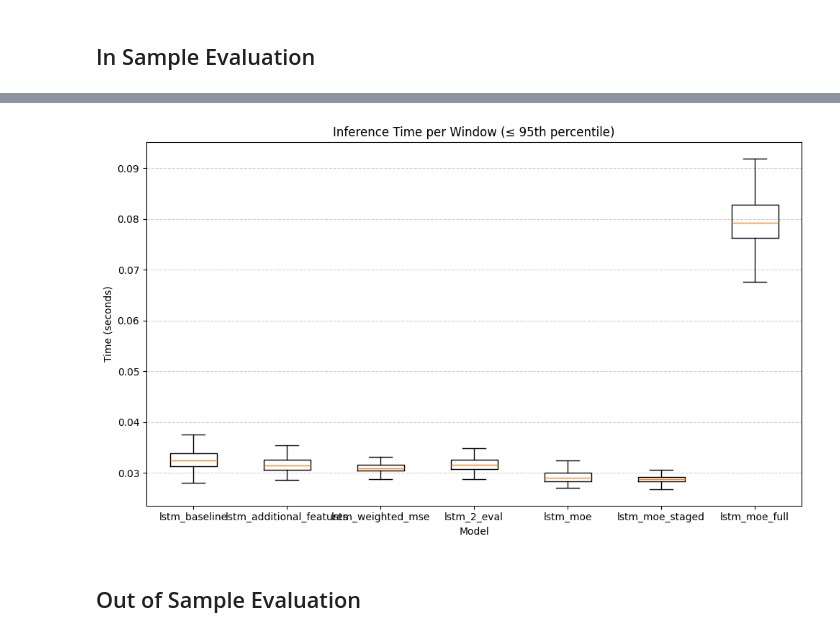
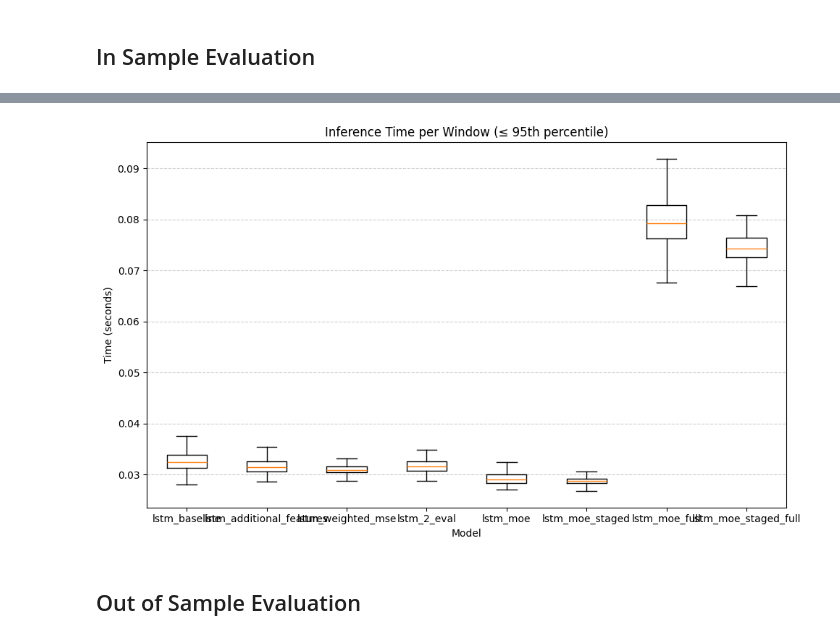
Before and after one commit to mofrui/volatility-analysis, a Jupyter notebook: report.ipynb, the cells around one changed output, grey strips where cells are left out. Drawn from its saved outputs; the diff is of its cells as text; code cells hidden in the pictures.

```diff
--- a/report.ipynb
+++ b/report.ipynb
@@ -602,6 +602,8 @@ val_df_lstm_moe = pd.read_csv('out/val_df/moe.csv')
 val_df_lstm_moe_staged = pd.read_csv('out/val_df/moe_staged.csv')
 
 val_df_lstm_moe_full = pd.read_csv('out/val_df/moe_full.csv')
+val_df_lstm_moe_staged_full = pd.read_csv('out/val_df/moe_staged_full.csv')
+
 
 metrics_by_model = {}
 for name, val_df in [
@@ -612,7 +614,8 @@ for name, val_df in [
     ('lstm_2_eval', val_df_lstm_2_eval),
     ('lstm_moe', val_df_lstm_moe),
     ('lstm_moe_staged', val_df_lstm_moe_staged),
-    ('lstm_moe_full', val_df_lstm_moe_full)
+    ('lstm_moe_full', val_df_lstm_moe_full),
+    ('lstm_moe_staged_full', val_df_lstm_moe_staged_full)
 ]:
     metrics_by_model[name] = util.compute_metrics_by_time_id(val_df)
 
@@ -637,20 +640,21 @@ for metric in metrics:
 # %%
 # Create a dictionary of DataFrames for each model
 val_dfs = {
     'lstm_baseline': val_df_lstm_baseline,
     'lstm_additional_features': val_df_lstm_features,
     'lstm_weighted_mse': val_df_lstm_weighted_mse,
     'lstm_2_eval': val_df_lstm_2_eval,
     'lstm_moe': val_df_lstm_moe,
     'lstm_moe_staged': val_df_lstm_moe_staged,
-    'lstm_moe_full': val_df_lstm_moe_full
+    'lstm_moe_full': val_df_lstm_moe_full,
+    'lstm_moe_staged_full': val_df_lstm_moe_staged_full
 }
 
 util.plot_side_by_side_inference_boxplots(val_dfs,
                                      inference_col='inference_time',
                                      percentile=95)
 # %% [output]
-[figure, old version]
+[figure, new version]
 # %% [markdown]
 ## Out of Sample Evaluation
 # %% [markdown]
```
Also changed, not shown: parts of 1 cell of this notebook, 2 other files.
